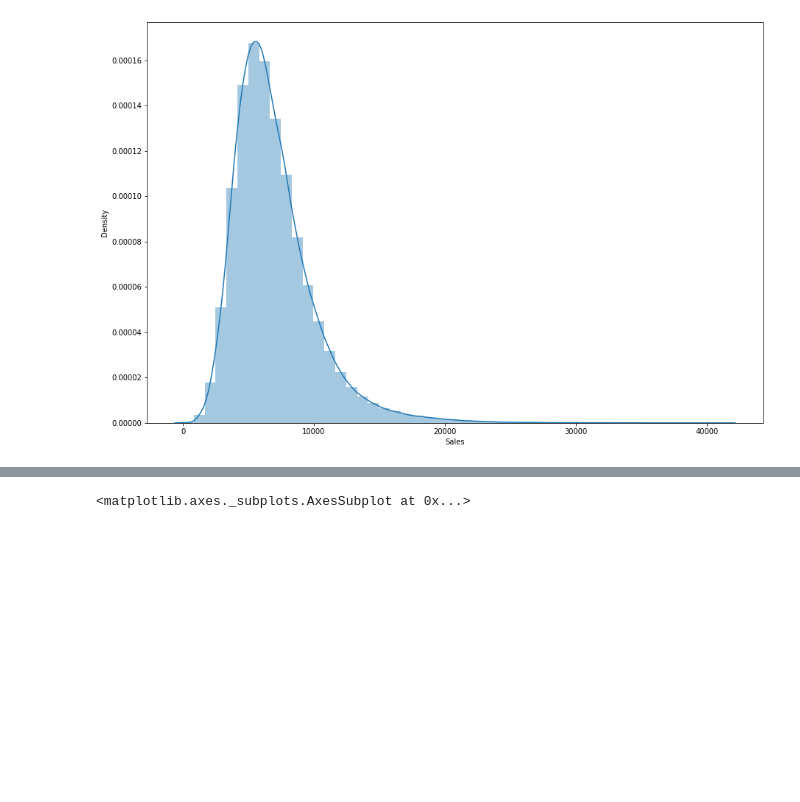
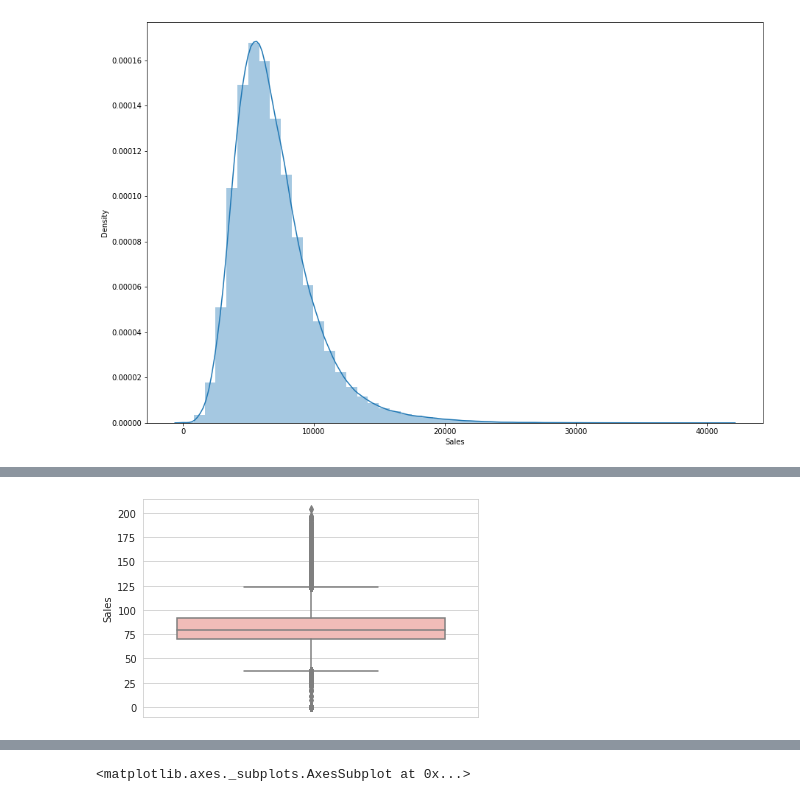
Before and after one commit to DrKamaleshR/Supervised-ML-regression, a Jupyter notebook: Rossmann_Sales_Prediction_Capstone_Project.ipynb, the cells around one changed output, grey strips where cells are left out. Saved outputs shown, nothing was run; the diff lists cells and outputs as text; code cells hidden in the pictures; blank space fills up the shorter version.

```diff
--- a/Rossmann_Sales_Prediction_Capstone_Project.ipynb
+++ b/Rossmann_Sales_Prediction_Capstone_Project.ipynb
@@ -408,0 +421,7 @@ sns.distplot(ROSS2['Sales'])
+# %%
+#checking for outliers
+sns.set_style('whitegrid')
+sns.boxplot(y=ROSS2['Sales'], palette='Pastel1');
+plt.show()
+# %% [output]
+[figure, added]
```
Also changed, not shown: parts of 21 cells of this notebook.
